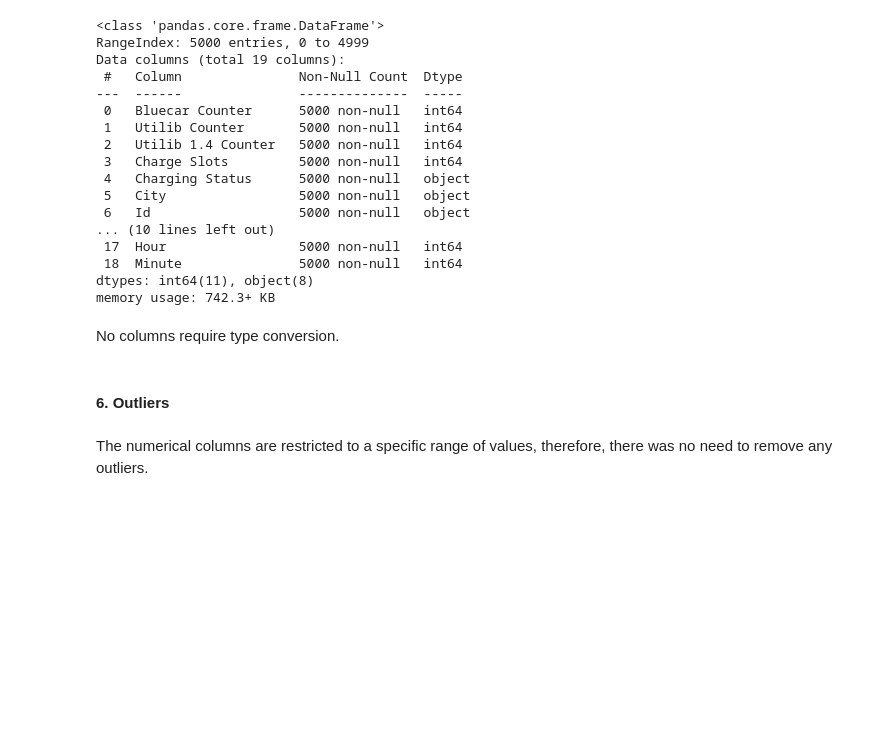
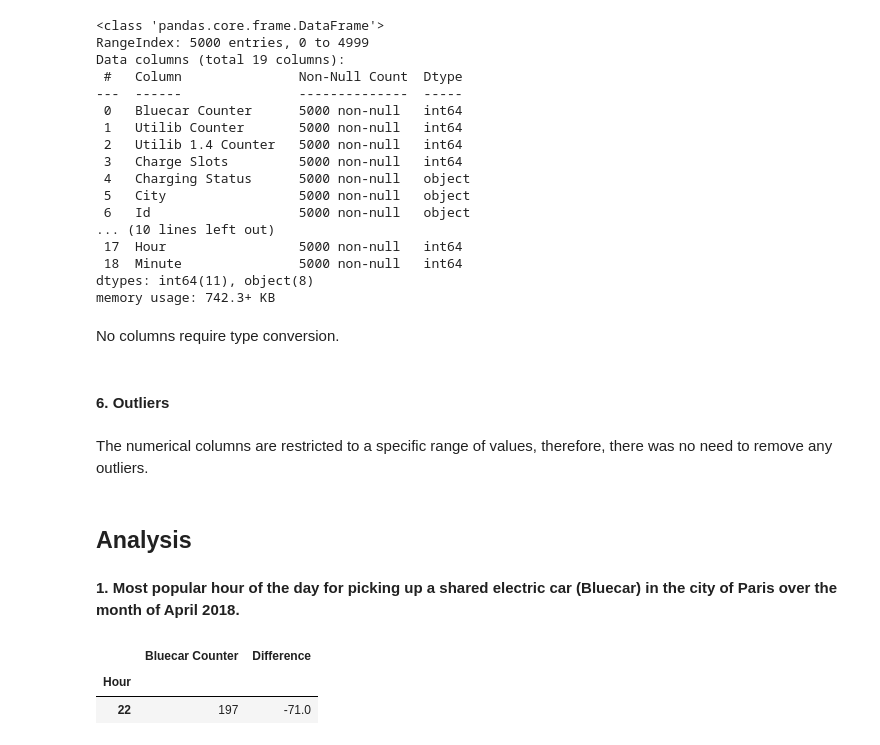
Before and after one commit to deborahmasibo/moringa_prep_week_4_ip, a Jupyter notebook: electric_vehicles_sharing_service.ipynb, the cells around one changed output. Drawn from its saved outputs; the diff is of its cells as text; code cells hidden in the pictures; blank space fills up the shorter version.

Commit message:
Analysis

```diff
--- a/electric_vehicles_sharing_service.ipynb
+++ b/electric_vehicles_sharing_service.ipynb
@@ -322,3 +322,17 @@ No columns require type conversion.
 #### 6. Outliers
 # %% [markdown]
 The numerical columns are restricted to a specific range of values, therefore, there was no need to remove any outliers.
+# %% [markdown]
+## Analysis
+# %% [markdown]
+**1. Most popular hour of the day for picking up a shared electric car (Bluecar) in the city of Paris over the month of April 2018.**
+# %%
+popular_hour = ElectricCar[(ElectricCar['City'] == 'Paris') & (ElectricCar['Month'] == 4) &
+ (ElectricCar['Year'] == 2018)][['Hour', 'Bluecar Counter']].groupby('Hour').sum()
+popular_hour['Difference'] = popular_hour['Bluecar Counter'].diff()
+popular_hour.fillna(0, inplace= True)
+popular_hour.sort_values('Difference').head(1)
+# %% [output]
+|  | Bluecar Counter | Difference |
+| Hour |  |  |
+| 22 | 197 | -71.0 |
```
Also changed, not shown: parts of 19 cells of this notebook.
